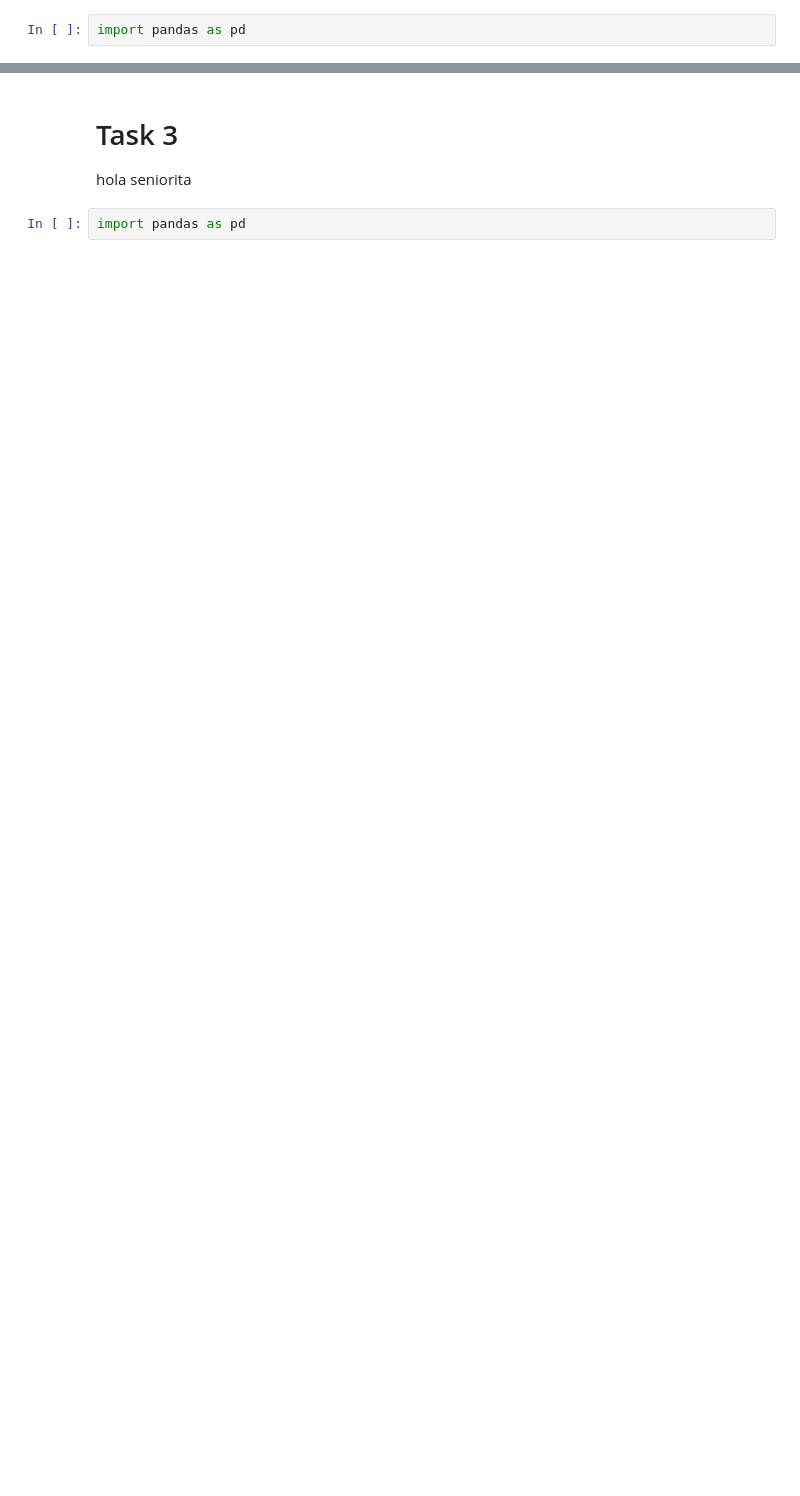
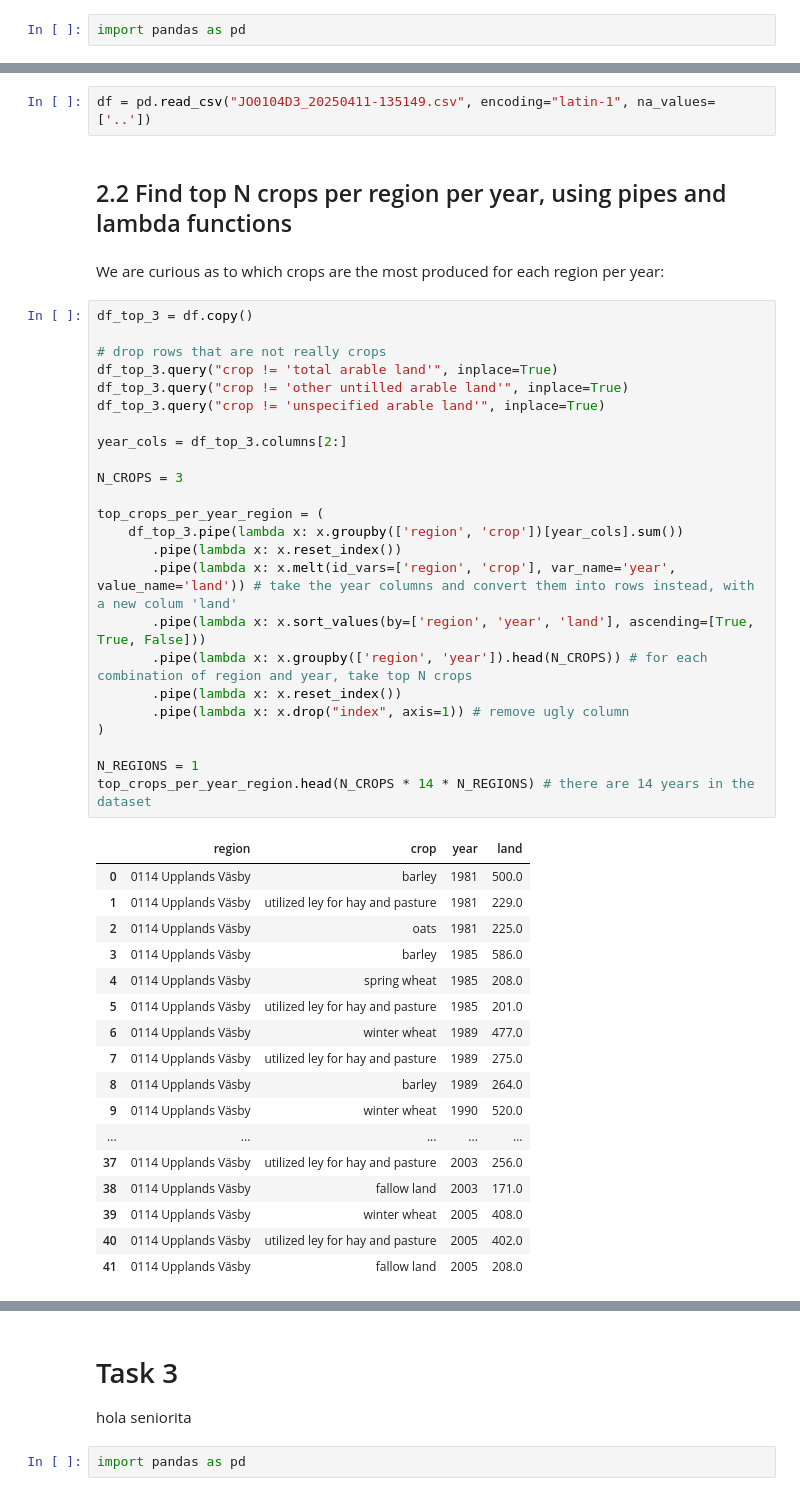
Before and after one commit to ivonilsson/dsp, a Jupyter notebook: a1/final_ipynb/group_number_2.ipynb, the cells around one changed output, grey strips where cells are left out. Cells and saved outputs as stored; diff of their text form; blank space fills up the shorter version.

```diff
--- a/a1/final_ipynb/group_number_2.ipynb
+++ b/a1/final_ipynb/group_number_2.ipynb
@@ -374,0 +382,48 @@ import pandas as pd
+# %%
+df = pd.read_csv("JO0104D3_20250411-135149.csv", encoding="latin-1", na_values=['..'])
+# %% [markdown]
+## 2.2 Find top N crops per region per year, using pipes and lambda functions
+# %% [markdown]
+We are curious as to which crops are the most produced for each region per year:
+# %%
+df_top_3 = df.copy()
+
+# drop rows that are not really crops
+df_top_3.query("crop != 'total arable land'", inplace=True)
+df_top_3.query("crop != 'other untilled arable land'", inplace=True)
+df_top_3.query("crop != 'unspecified arable land'", inplace=True)
+
+year_cols = df_top_3.columns[2:]
+
+N_CROPS = 3
+
+top_crops_per_year_region = (
+    df_top_3.pipe(lambda x: x.groupby(['region', 'crop'])[year_cols].sum())
+       .pipe(lambda x: x.reset_index())
+       .pipe(lambda x: x.melt(id_vars=['region', 'crop'], var_name='year', value_name='land')) # take the year columns and convert them into rows instead, with a new colum 'land'
+       .pipe(lambda x: x.sort_values(by=['region', 'year', 'land'], ascending=[True, True, False]))
+       .pipe(lambda x: x.groupby(['region', 'year']).head(N_CROPS)) # for each combination of region and year, take top N crops
+       .pipe(lambda x: x.reset_index())
+       .pipe(lambda x: x.drop("index", axis=1)) # remove ugly column
+)
+
+N_REGIONS = 1
+top_crops_per_year_region.head(N_CROPS * 14 * N_REGIONS) # there are 14 years in the dataset
+# %% [output]
+|  | region | crop | year | land |
+| 0 | 0114 Upplands Väsby | barley | 1981 | 500.0 |
+| 1 | 0114 Upplands Väsby | utilized ley for hay and pasture | 1981 | 229.0 |
+| 2 | 0114 Upplands Väsby | oats | 1981 | 225.0 |
+| 3 | 0114 Upplands Väsby | barley | 1985 | 586.0 |
+| 4 | 0114 Upplands Väsby | spring wheat | 1985 | 208.0 |
+| 5 | 0114 Upplands Väsby | utilized ley for hay and pasture | 1985 | 201.0 |
+| 6 | 0114 Upplands Väsby | winter wheat | 1989 | 477.0 |
+| 7 | 0114 Upplands Väsby | utilized ley for hay and pasture | 1989 | 275.0 |
+| 8 | 0114 Upplands Väsby | barley | 1989 | 264.0 |
+| 9 | 0114 Upplands Väsby | winter wheat | 1990 | 520.0 |
+| ... | ... | ... | ... | ... |
+| 37 | 0114 Upplands Väsby | utilized ley for hay and pasture | 2003 | 256.0 |
+| 38 | 0114 Upplands Väsby | fallow land | 2003 | 171.0 |
+| 39 | 0114 Upplands Väsby | winter wheat | 2005 | 408.0 |
+| 40 | 0114 Upplands Väsby | utilized ley for hay and pasture | 2005 | 402.0 |
+| 41 | 0114 Upplands Väsby | fallow land | 2005 | 208.0 |
```
Also changed, not shown: parts of 21 cells of this notebook.
